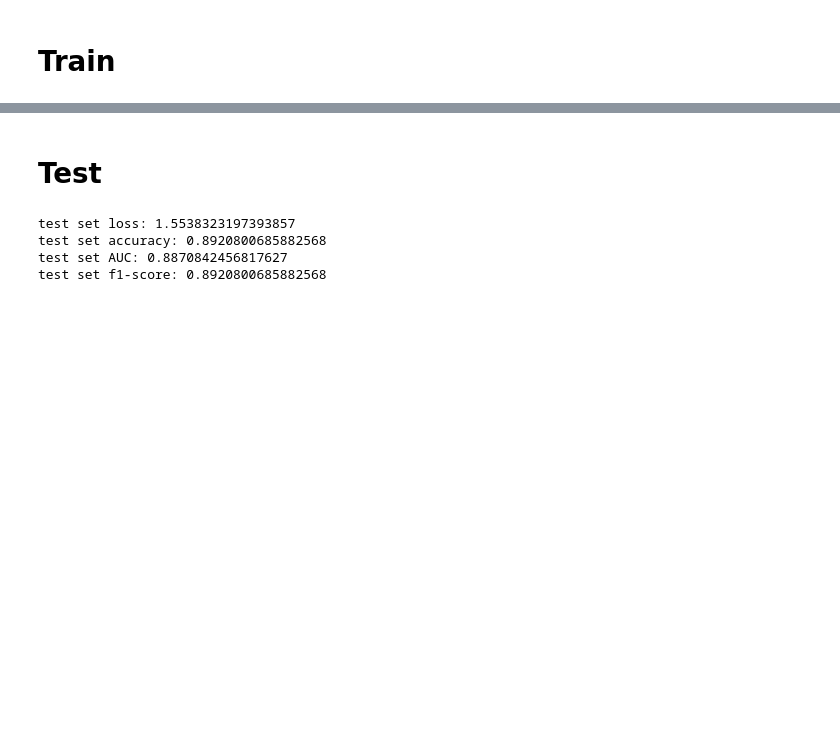
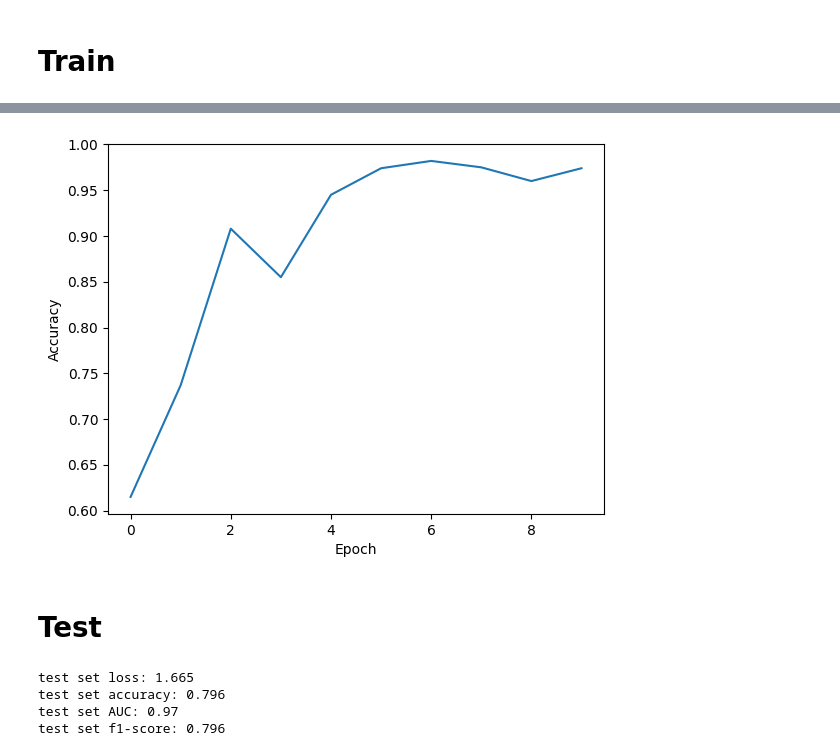
Before and after one commit to VAMPIREONETWO/Music-Genre-Classification, a Jupyter notebook: ColabTests/DCNNTestColab.ipynb, the cells around one changed output, grey strips where cells are left out. Drawn from its saved outputs; the diff is of its cells as text; code cells hidden in the pictures; blank space fills up the shorter version.

```diff
--- a/ColabTests/DCNNTestColab.ipynb
+++ b/ColabTests/DCNNTestColab.ipynb
@@ -202,32 +153,16 @@ finish training
+# %%
+plt.plot(range(epoch), history['accuracy'])
+plt.xlabel('Epoch')
+plt.ylabel('Accuracy')
+plt.show()
+# %% [output]
+[figure, added]
 # %% [markdown]
 # Test
 # %%
-loss_test = 0
-accuracy_test = 0
-AUC_test = 0
-f1_score_test = 0
-test_size = 0
-for batch_idx, (data, target) in enumerate(dataloader_test):
-    model.eval()
-    with torch.no_grad():
-        output = model(data)
-        loss = loss_function(output, target)
-        loss_test += loss.item()*len(data)
-        accuracy = (output.argmax(1) == target).sum()
-        accuracy_test += accuracy
-        test_size += len(data)
-        auc = MulticlassAUROC(num_classes=10)
-        auc.update(output, target)
-        AUC_test += auc.compute()*len(data)
-        f1 = MulticlassF1Score(num_classes=10)
-        f1.update(output,target)
-        f1_score_test += f1.compute()*len(data)
-print("test set loss: {}".format(loss_test/test_size))
-print("test set accuracy: {}".format(accuracy_test/test_size))
-print("test set AUC: {}".format(AUC_test/test_size))
-print("test set f1-score: {}".format(f1_score_test/test_size))
+loss, acc, AUC, f1 = test(model,loss_function,dataloader_test)
 # %% [output]
-test set loss: 1.5538323197393857
-test set accuracy: 0.8920800685882568
-test set AUC: 0.8870842456817627
-test set f1-score: 0.8920800685882568
+test set loss: 1.665
+test set accuracy: 0.796
+test set AUC: 0.97
+test set f1-score: 0.796
```
Also changed, not shown: parts of 12 cells of this notebook, 6 other files.
